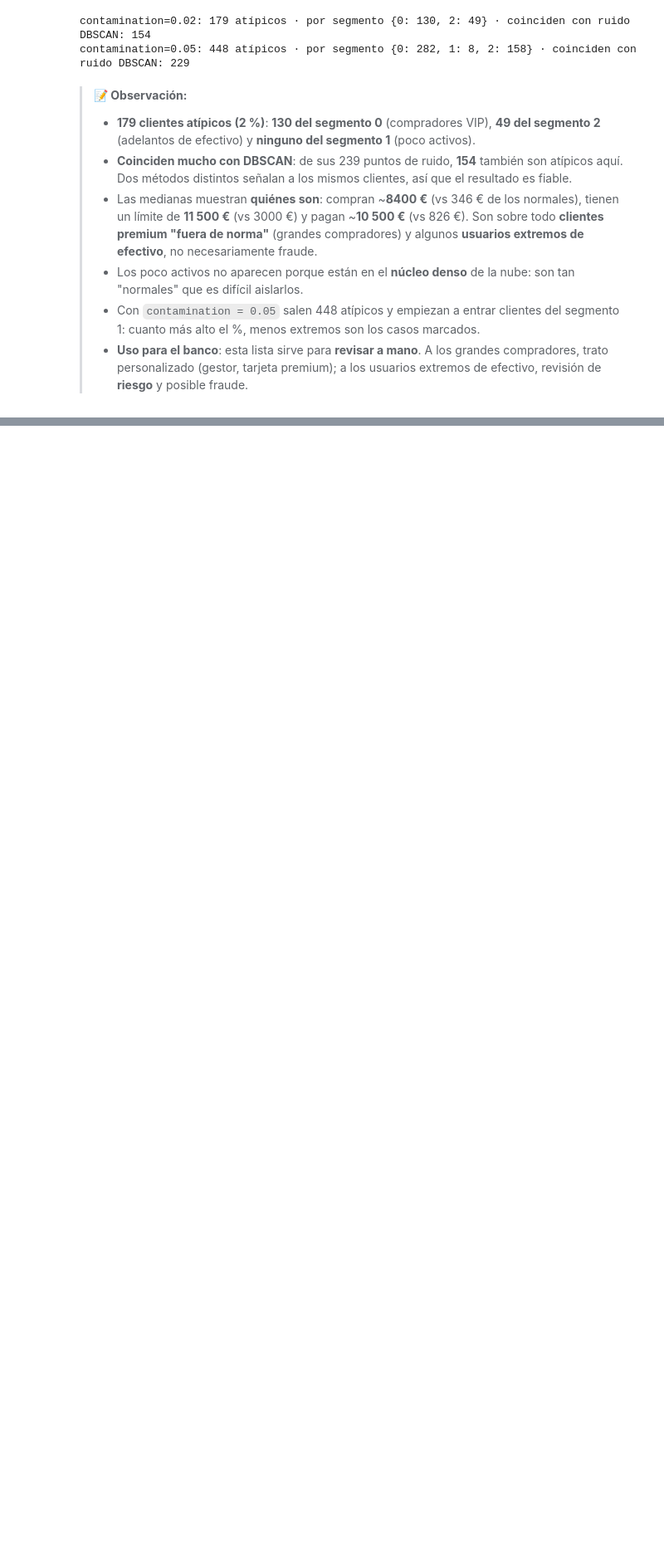
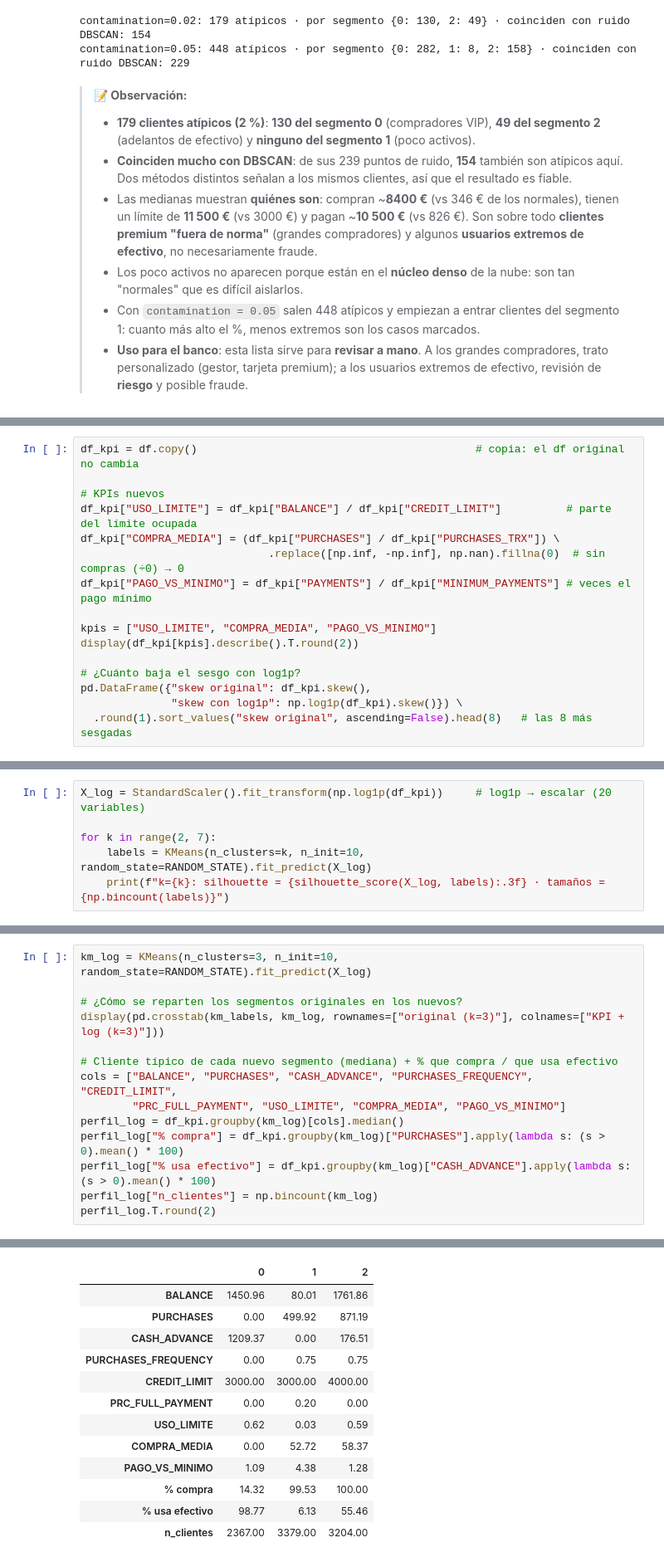
Before and after one commit to IA-P1-BCN/IA-Project-Unsupervised-ML-Esra, a Jupyter notebook: workshop-clustering-creditcard.ipynb, the cells around one changed output, grey strips where cells are left out. Shown at 83% size. Cells and saved outputs as stored; diff of their text form; blank space fills up the shorter version.

Commit message:
feat: KPIs de ratio y transformacion log antes del clustering (extra)

```diff
--- a/workshop-clustering-creditcard.ipynb
+++ b/workshop-clustering-creditcard.ipynb
@@ -922,0 +932,16 @@ contamination=0.05: 448 atípicos · por segmento {0: 282, 1: 8, 2: 158} · coin
+# %%
+df_kpi = df.copy()                                           # copia: el df original no cambia
+
+# KPIs nuevos
+df_kpi["USO_LIMITE"] = df_kpi["BALANCE"] / df_kpi["CREDIT_LIMIT"]          # parte del límite ocupada
+df_kpi["COMPRA_MEDIA"] = (df_kpi["PURCHASES"] / df_kpi["PURCHASES_TRX"]) \
+                             .replace([np.inf, -np.inf], np.nan).fillna(0)  # sin compras (÷0) → 0
+df_kpi["PAGO_VS_MINIMO"] = df_kpi["PAYMENTS"] / df_kpi["MINIMUM_PAYMENTS"] # veces el pago mínimo
+
+kpis = ["USO_LIMITE", "COMPRA_MEDIA", "PAGO_VS_MINIMO"]
+display(df_kpi[kpis].describe().T.round(2))
+
+# ¿Cuánto baja el sesgo con log1p?
+pd.DataFrame({"skew original": df_kpi.skew(),
+              "skew con log1p": np.log1p(df_kpi).skew()}) \
+  .round(1).sort_values("skew original", ascending=False).head(8)   # las 8 más sesgadas
@@ -922,0 +966,6 @@ contamination=0.05: 448 atípicos · por segmento {0: 282, 1: 8, 2: 158} · coin
+# %%
+X_log = StandardScaler().fit_transform(np.log1p(df_kpi))     # log1p → escalar (20 variables)
+
+for k in range(2, 7):
+    labels = KMeans(n_clusters=k, n_init=10, random_state=RANDOM_STATE).fit_predict(X_log)
+    print(f"k={k}: silhouette = {silhouette_score(X_log, labels):.3f} · tamaños = {np.bincount(labels)}")
@@ -922,0 +983,15 @@ contamination=0.05: 448 atípicos · por segmento {0: 282, 1: 8, 2: 158} · coin
+# %%
+km_log = KMeans(n_clusters=3, n_init=10, random_state=RANDOM_STATE).fit_predict(X_log)
+
+# ¿Cómo se reparten los segmentos originales en los nuevos?
+display(pd.crosstab(km_labels, km_log, rownames=["original (k=3)"], colnames=["KPI + log (k=3)"]))
+
+# Cliente típico de cada nuevo segmento (mediana) + % que compra / que usa efectivo
+cols = ["BALANCE", "PURCHASES", "CASH_ADVANCE", "PURCHASES_FREQUENCY", "CREDIT_LIMIT",
+        "PRC_FULL_PAYMENT", "USO_LIMITE", "COMPRA_MEDIA", "PAGO_VS_MINIMO"]
+perfil_log = df_kpi.groupby(km_log)[cols].median()
+perfil_log["% compra"] = df_kpi.groupby(km_log)["PURCHASES"].apply(lambda s: (s > 0).mean() * 100)
+perfil_log["% usa efectivo"] = df_kpi.groupby(km_log)["CASH_ADVANCE"].apply(lambda s: (s > 0).mean() * 100)
+perfil_log["n_clientes"] = np.bincount(km_log)
+perfil_log.T.round(2)
+# %% [output]
@@ -922,0 +1003,13 @@ contamination=0.05: 448 atípicos · por segmento {0: 282, 1: 8, 2: 158} · coin
+|  | 0 | 1 | 2 |
+| BALANCE | 1450.96 | 80.01 | 1761.86 |
+| PURCHASES | 0.00 | 499.92 | 871.19 |
+| CASH_ADVANCE | 1209.37 | 0.00 | 176.51 |
+| PURCHASES_FREQUENCY | 0.00 | 0.75 | 0.75 |
+| CREDIT_LIMIT | 3000.00 | 3000.00 | 4000.00 |
+| PRC_FULL_PAYMENT | 0.00 | 0.20 | 0.00 |
+| USO_LIMITE | 0.62 | 0.03 | 0.59 |
+| COMPRA_MEDIA | 0.00 | 52.72 | 58.37 |
+| PAGO_VS_MINIMO | 1.09 | 4.38 | 1.28 |
+| % compra | 14.32 | 99.53 | 100.00 |
+| % usa efectivo | 98.77 | 6.13 | 55.46 |
+| n_clientes | 2367.00 | 3379.00 | 3204.00 |
```
Also changed, not shown: parts of 10 cells of this notebook.
